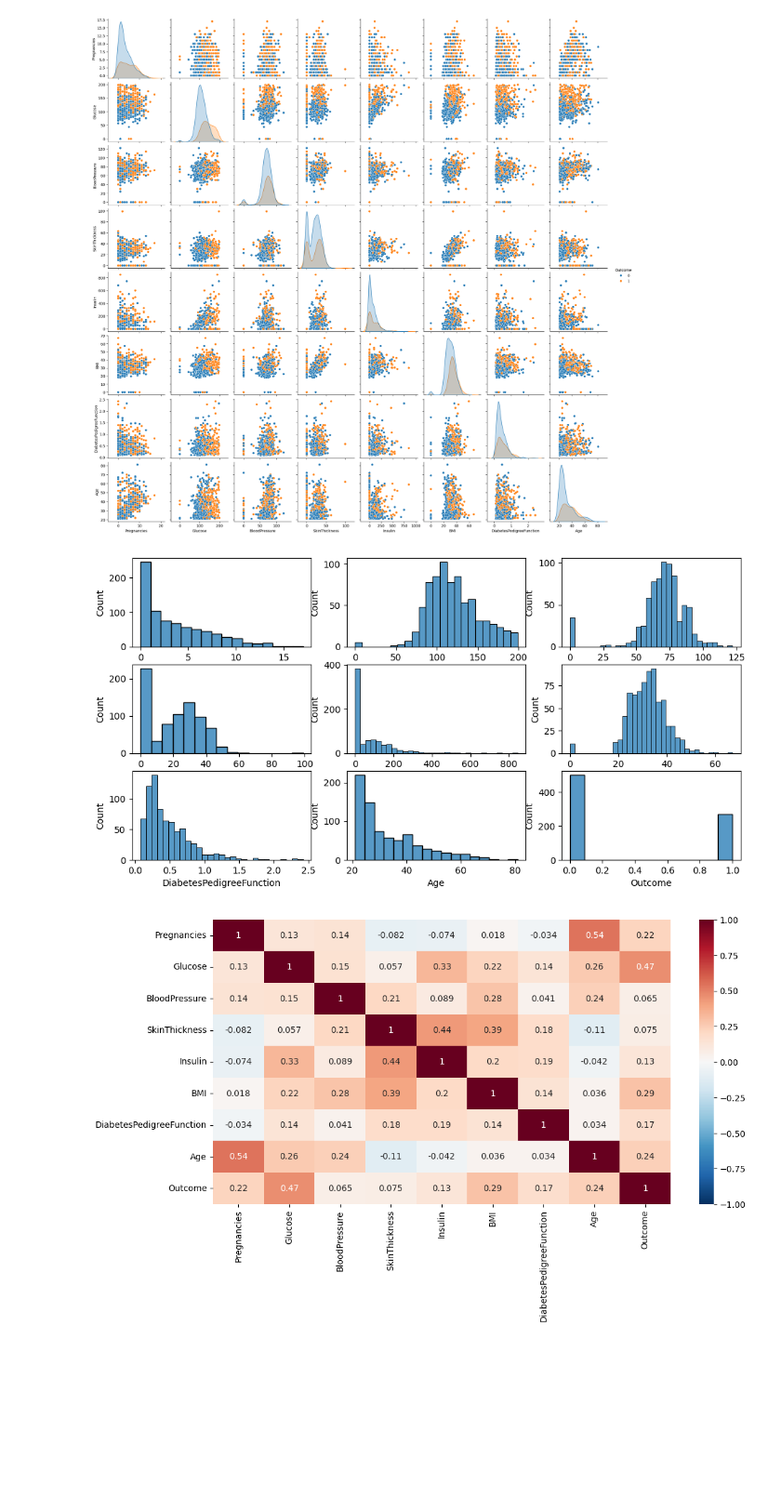
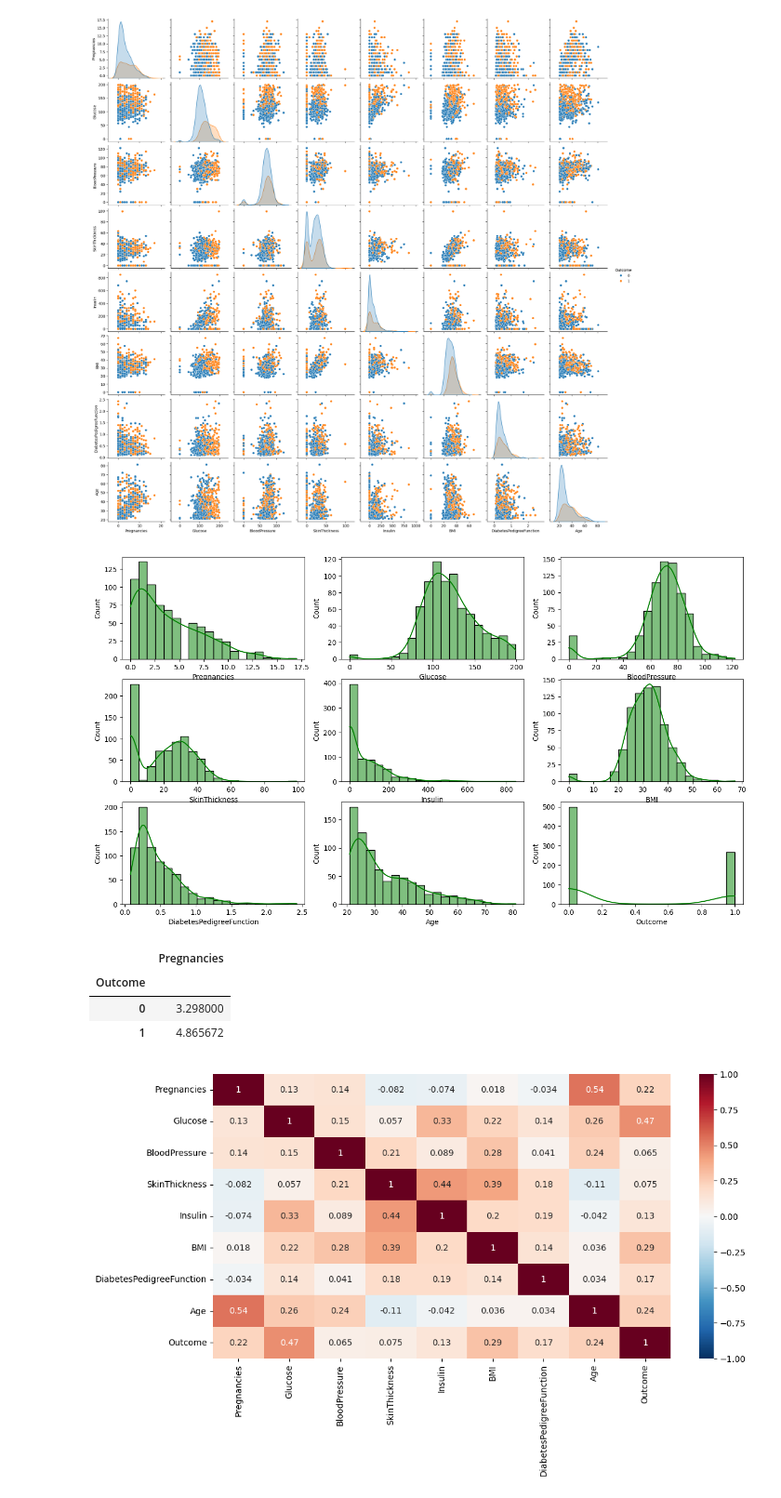
Before and after one commit to sirajwahaj/diabetesPrediction, a Jupyter notebook: diabetes.ipynb, the cells around one changed output. Shown at 93% size. Drawn from its saved outputs; the diff is of its cells as text; code cells hidden in the pictures; blank space fills up the shorter version.

```diff
--- a/diabetes.ipynb
+++ b/diabetes.ipynb
@@ -83,15 +97,21 @@ plt.show()
 # %% [output]
 [figure]
 # %%
-plt.figure(figsize =(12,6))
+plt.figure(figsize =(16,9))
 
 for i, col in enumerate(df.columns.tolist()):
     plt.subplot(3,3, i+1)
-    sns.histplot(x=col, data=df)
-
+    sns.histplot(kde=True ,x=col, data=df, bins=20, color='green', edgecolor='black')
 plt.show()
 # %% [output]
-[figure, old version]
+[figure, new version]
+# %%
+df.groupby('Outcome').agg({"Pregnancies":"mean"})
+# %% [output]
+|  | Pregnancies |
+| Outcome |  |
+| 0 | 3.298000 |
+| 1 | 4.865672 |
 # %%
 plt.figure(figsize =(12,6))
 sns.heatmap(df.corr(),vmin= -1 ,center= 0,cmap='RdBu_r' ,annot=True)
```
Also changed, not shown: parts of 5 cells of this notebook, 1 other file.
